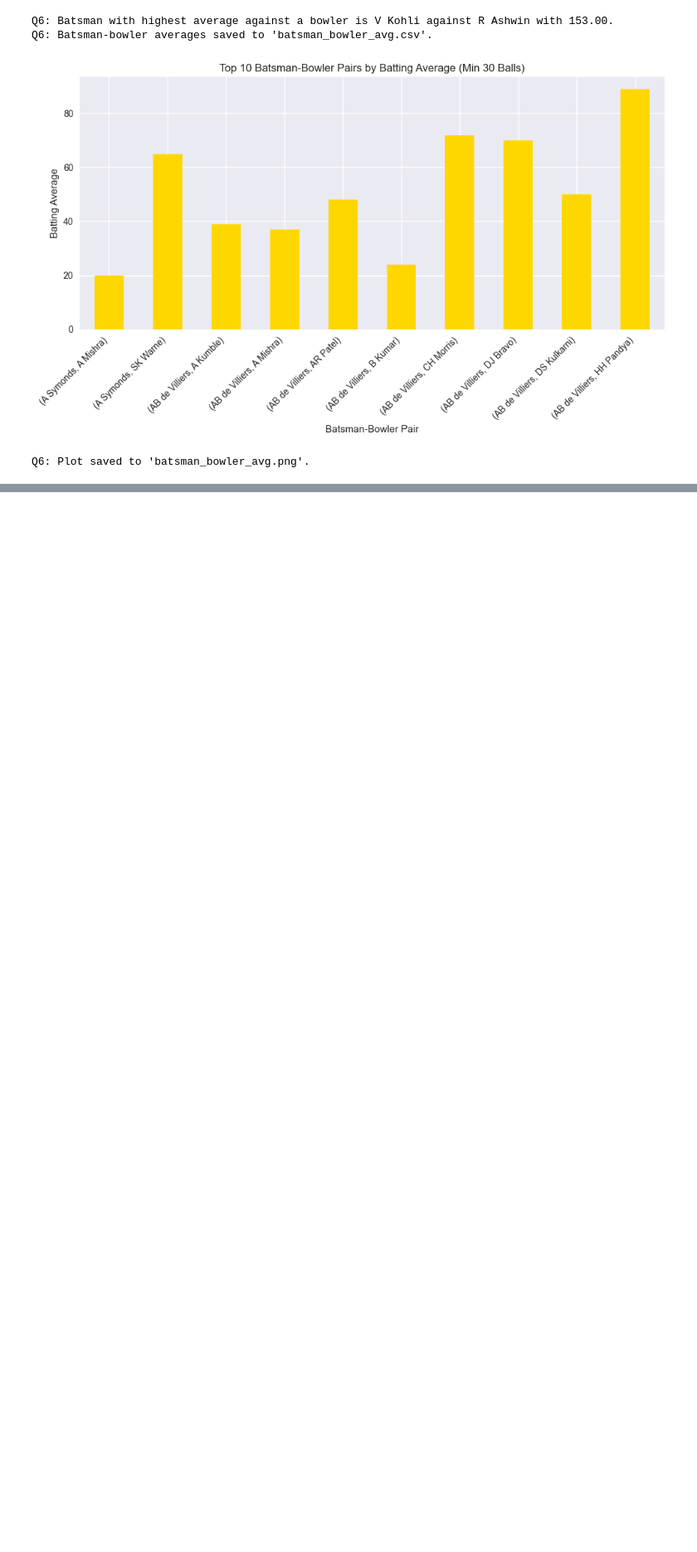
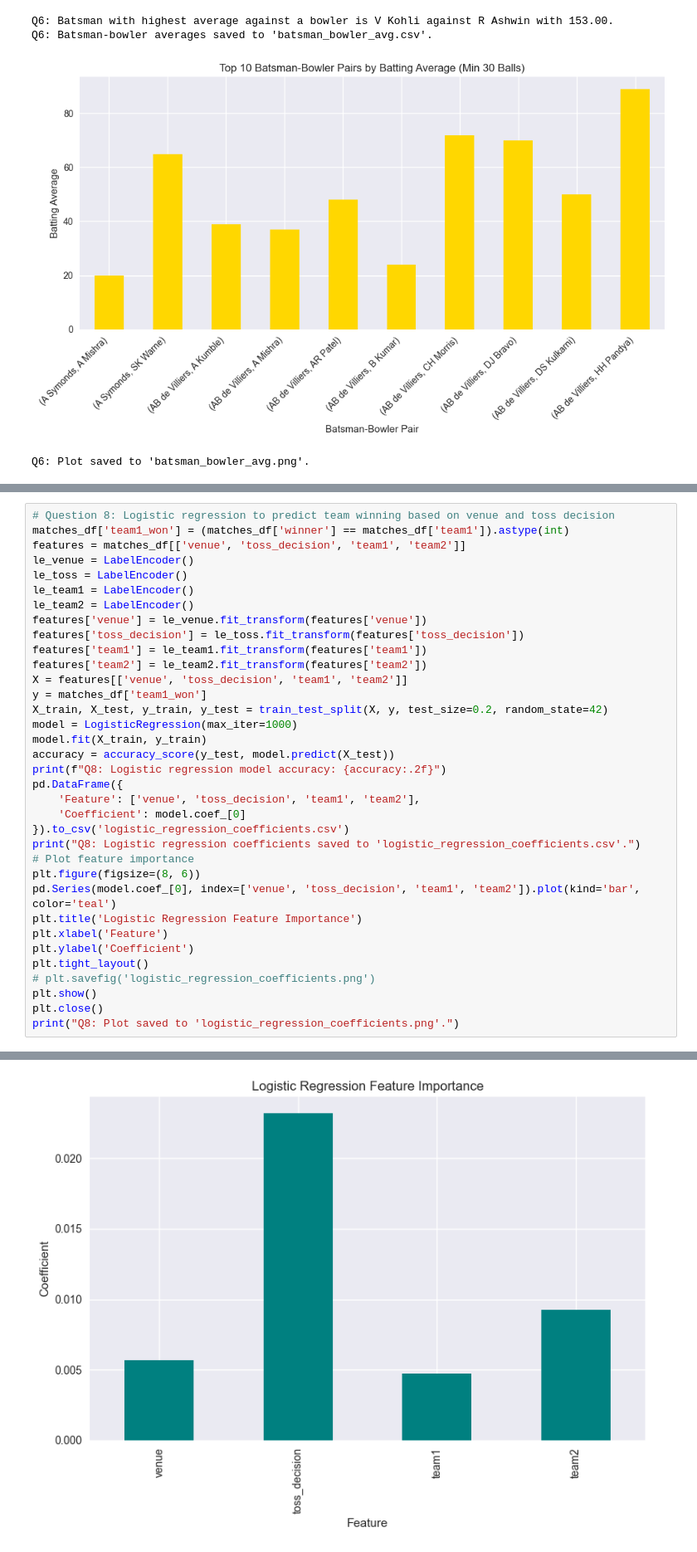
Before and after one commit to Pankaj-Str/IPL-Data-Analysis-Case-Study, a Jupyter notebook: ipl_advanced_analysis_with_plots.ipynb, the cells around one changed output, grey strips where cells are left out. Shown at 83% size. Cells and saved outputs as stored; diff of their text form; blank space fills up the shorter version.

Commit message:
logistic_regression_coefficients

```diff
--- a/ipl_advanced_analysis_with_plots.ipynb
+++ b/ipl_advanced_analysis_with_plots.ipynb
@@ -253,0 +292,36 @@ Q6: Plot saved to 'batsman_bowler_avg.png'.
+# %%
+# Question 8: Logistic regression to predict team winning based on venue and toss decision
+matches_df['team1_won'] = (matches_df['winner'] == matches_df['team1']).astype(int)
+features = matches_df[['venue', 'toss_decision', 'team1', 'team2']]
+le_venue = LabelEncoder()
+le_toss = LabelEncoder()
+le_team1 = LabelEncoder()
+le_team2 = LabelEncoder()
+features['venue'] = le_venue.fit_transform(features['venue'])
+features['toss_decision'] = le_toss.fit_transform(features['toss_decision'])
+features['team1'] = le_team1.fit_transform(features['team1'])
+features['team2'] = le_team2.fit_transform(features['team2'])
+X = features[['venue', 'toss_decision', 'team1', 'team2']]
+y = matches_df['team1_won']
+X_train, X_test, y_train, y_test = train_test_split(X, y, test_size=0.2, random_state=42)
+model = LogisticRegression(max_iter=1000)
+model.fit(X_train, y_train)
+accuracy = accuracy_score(y_test, model.predict(X_test))
+print(f"Q8: Logistic regression model accuracy: {accuracy:.2f}")
+pd.DataFrame({
+    'Feature': ['venue', 'toss_decision', 'team1', 'team2'],
+    'Coefficient': model.coef_[0]
+}).to_csv('logistic_regression_coefficients.csv')
+print("Q8: Logistic regression coefficients saved to 'logistic_regression_coefficients.csv'.")
+# Plot feature importance
+plt.figure(figsize=(8, 6))
+pd.Series(model.coef_[0], index=['venue', 'toss_decision', 'team1', 'team2']).plot(kind='bar', color='teal')
+plt.title('Logistic Regression Feature Importance')
+plt.xlabel('Feature')
+plt.ylabel('Coefficient')
+plt.tight_layout()
+# plt.savefig('logistic_regression_coefficients.png')
+plt.show()
+plt.close()
+print("Q8: Plot saved to 'logistic_regression_coefficients.png'.")
+# %% [output]
@@ -253,0 +350 @@ Q6: Plot saved to 'batsman_bowler_avg.png'.
+[figure, added]
```
Also changed, not shown: parts of 2 cells of this notebook.
